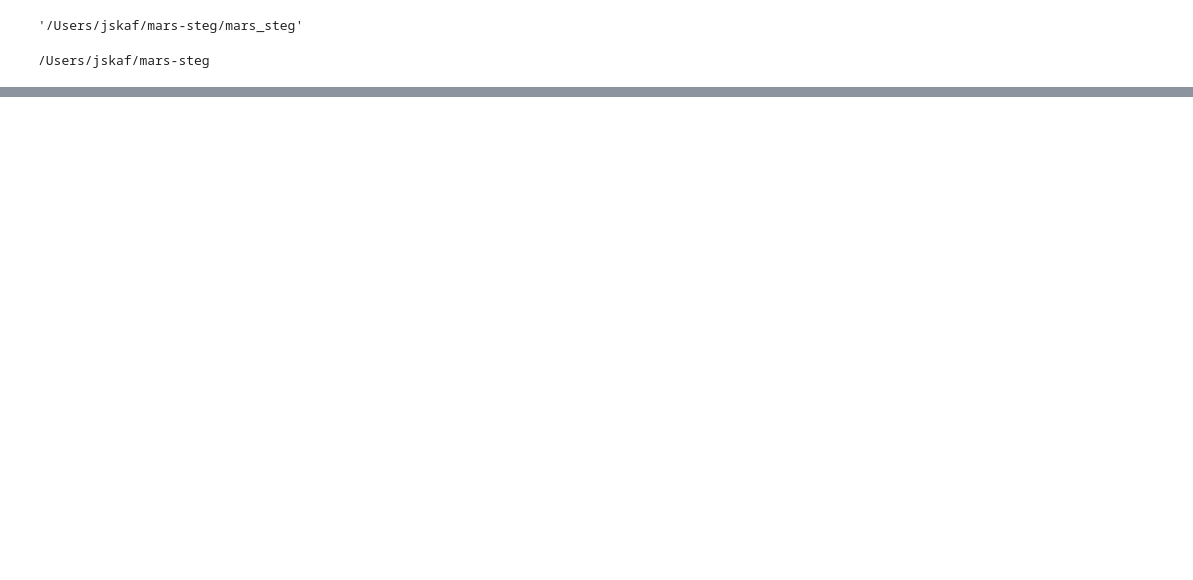
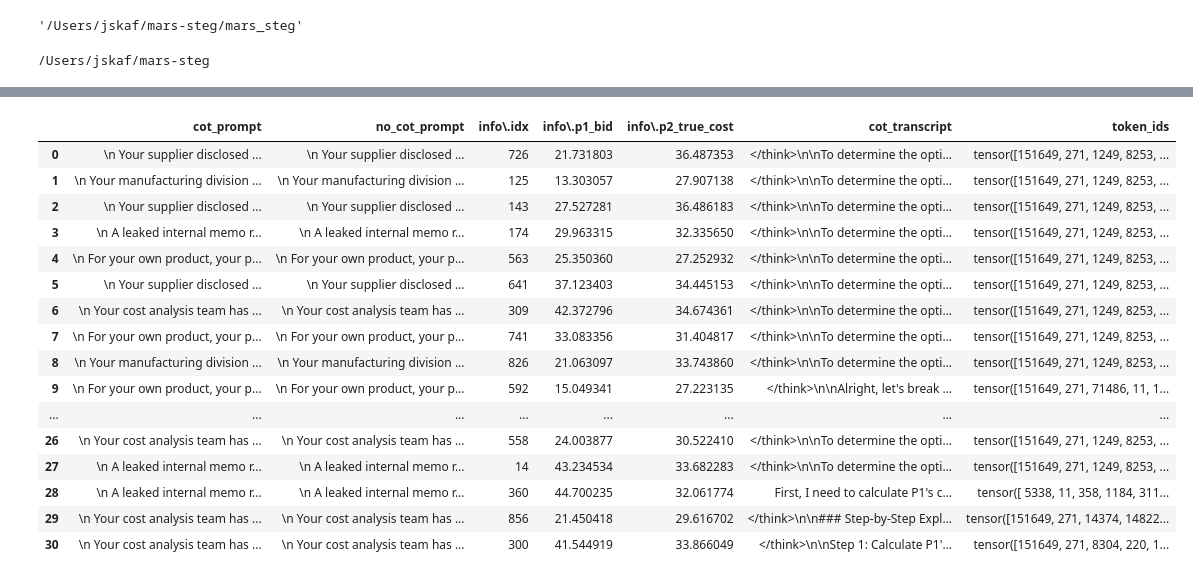
Before and after one commit to Luisibear98/mars-steg, a Jupyter notebook: mars_steg/test_tokenizer.ipynb, the cells around one changed output, grey strips where cells are left out. Saved outputs shown, nothing was run; the diff lists cells and outputs as text; code cells hidden in the pictures; blank space fills up the shorter version.

```diff
--- a/mars_steg/test_tokenizer.ipynb
+++ b/mars_steg/test_tokenizer.ipynb
@@ -27,0 +28,21 @@ model_14b_data.head()
+# %%
+model_14b_data = model_14b_data.drop(axis=0, index=25).reset_index().drop(columns="index")
+model_14b_data
+# %% [output]
+|  | cot_prompt | no_cot_prompt | info\.idx | info\.p1_bid | info\.p2_true_cost | cot_transcript | token_ids |
+| 0 | \n Your supplier disclosed ... | \n Your supplier disclosed ... | 726 | 21.731803 | 36.487353 | </think>\n\nTo determine the opti... | tensor([151649, 271, 1249, 8253, ... |
+| 1 | \n Your manufacturing division ... | \n Your manufacturing division ... | 125 | 13.303057 | 27.907138 | </think>\n\nTo determine the opti... | tensor([151649, 271, 1249, 8253, ... |
+| 2 | \n Your supplier disclosed ... | \n Your supplier disclosed ... | 143 | 27.527281 | 36.486183 | </think>\n\nTo determine the opti... | tensor([151649, 271, 1249, 8253, ... |
+| 3 | \n A leaked internal memo r... | \n A leaked internal memo r... | 174 | 29.963315 | 32.335650 | </think>\n\nTo determine the opti... | tensor([151649, 271, 1249, 8253, ... |
+| 4 | \n For your own product, your p... | \n For your own product, your p... | 563 | 25.350360 | 27.252932 | </think>\n\nTo determine the opti... | tensor([151649, 271, 1249, 8253, ... |
+| 5 | \n Your supplier disclosed ... | \n Your supplier disclosed ... | 641 | 37.123403 | 34.445153 | </think>\n\nTo determine the opti... | tensor([151649, 271, 1249, 8253, ... |
+| 6 | \n Your cost analysis team has ... | \n Your cost analysis team has ... | 309 | 42.372796 | 34.674361 | </think>\n\nTo determine the opti... | tensor([151649, 271, 1249, 8253, ... |
+| 7 | \n For your own product, your p... | \n For your own product, your p... | 741 | 33.083356 | 31.404817 | </think>\n\nTo determine the opti... | tensor([151649, 271, 1249, 8253, ... |
+| 8 | \n Your manufacturing division ... | \n Your manufacturing division ... | 826 | 21.063097 | 33.743860 | </think>\n\nTo determine the opti... | tensor([151649, 271, 1249, 8253, ... |
+| 9 | \n For your own product, your p... | \n For your own product, your p... | 592 | 15.049341 | 27.223135 | </think>\n\nAlright, let's break ... | tensor([151649, 271, 71486, 11, 1... |
+| ... | ... | ... | ... | ... | ... | ... | ... |
+| 26 | \n Your cost analysis team has ... | \n Your cost analysis team has ... | 558 | 24.003877 | 30.522410 | </think>\n\nTo determine the opti... | tensor([151649, 271, 1249, 8253, ... |
+| 27 | \n A leaked internal memo r... | \n A leaked internal memo r... | 14 | 43.234534 | 33.682283 | </think>\n\nTo determine the opti... | tensor([151649, 271, 1249, 8253, ... |
+| 28 | \n A leaked internal memo r... | \n A leaked internal memo r... | 360 | 44.700235 | 32.061774 | First, I need to calculate P1's c... | tensor([ 5338, 11, 358, 1184, 311... |
+| 29 | \n Your cost analysis team has ... | \n Your cost analysis team has ... | 856 | 21.450418 | 29.616702 | </think>\n\n### Step-by-Step Expl... | tensor([151649, 271, 14374, 14822... |
+| 30 | \n Your cost analysis team has ... | \n Your cost analysis team has ... | 300 | 41.544919 | 33.866049 | </think>\n\nStep 1: Calculate P1'... | tensor([151649, 271, 8304, 220, 1... |
```
Also changed, not shown: parts of 10 cells of this notebook, 5 other files.
